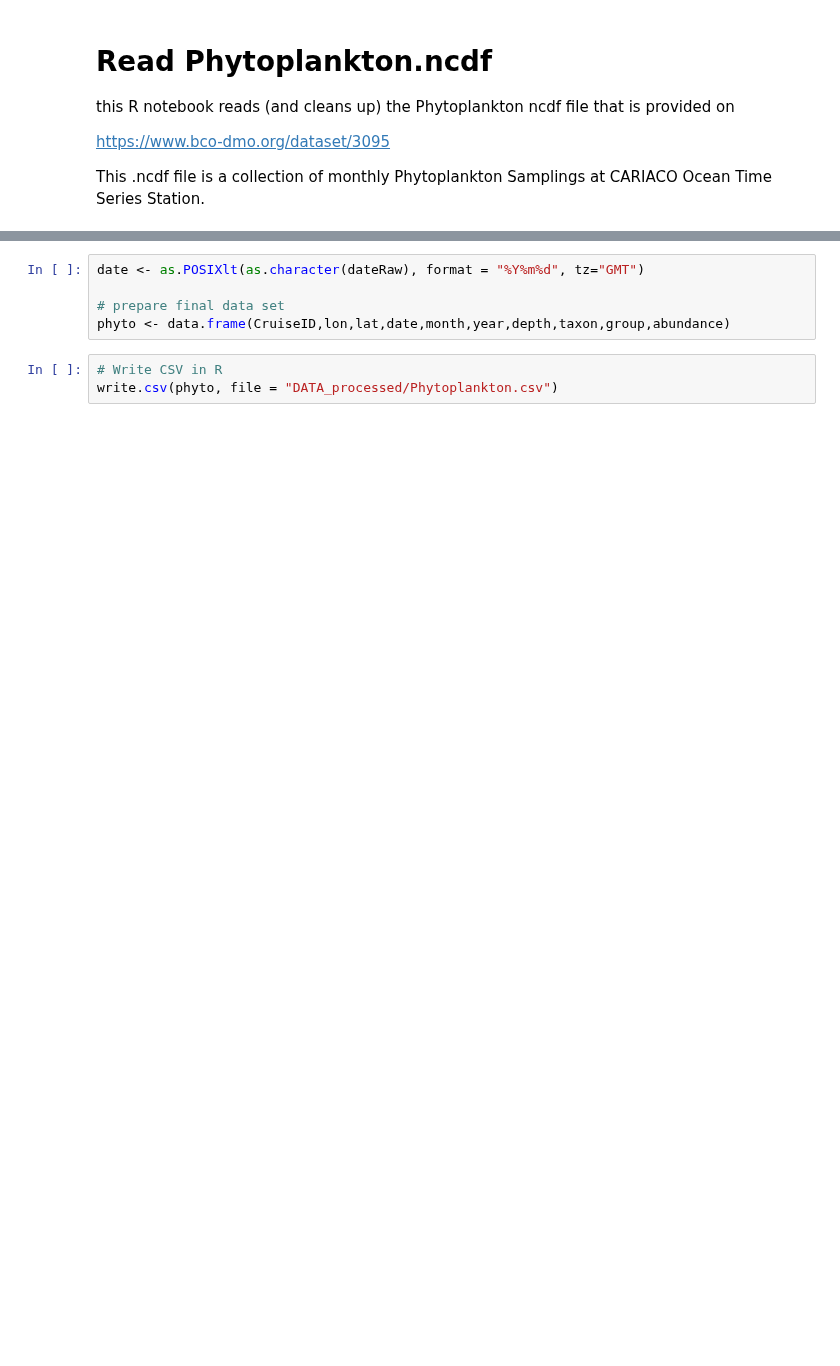
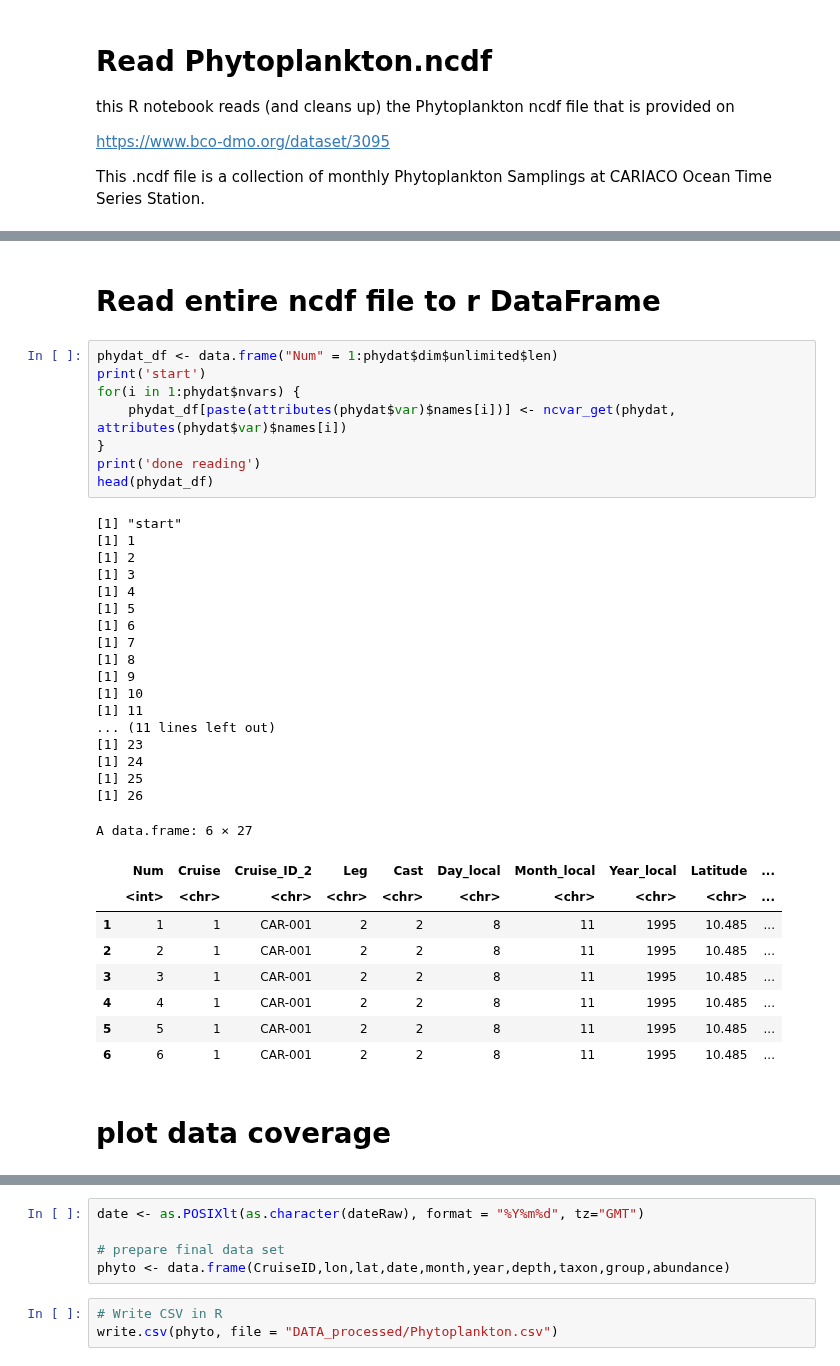
Before and after one commit to ben1post/BennyPhD, a Jupyter notebook: CaRiaco/SCRIPPS/PrelimDataExploration/Read_NEW_BCOPhytoplankton.R.ipynb, the cells around one changed output, grey strips where cells are left out. Drawn from its saved outputs; the diff is of its cells as text; blank space fills up the shorter version.

```diff
--- a/CaRiaco/SCRIPPS/PrelimDataExploration/Read_NEW_BCOPhytoplankton.R.ipynb
+++ b/CaRiaco/SCRIPPS/PrelimDataExploration/Read_NEW_BCOPhytoplankton.R.ipynb
@@ -52,0 +46,39 @@ File DATA_raw/Phytoplankton.netcdf (NC_FORMAT_CLASSIC):
+# %% [markdown]
+# Read entire ncdf file to r DataFrame
+# %%
+phydat_df <- data.frame("Num" = 1:phydat$dim$unlimited$len)
+print('start')
+for(i in 1:phydat$nvars) {
+    phydat_df[paste(attributes(phydat$var)$names[i])] <- ncvar_get(phydat, attributes(phydat$var)$names[i])
+}
+print('done reading')
+head(phydat_df)
+# %% [output]
+[1] "start"
+[1] 1
+[1] 2
+[1] 3
+[1] 4
+[1] 5
+[1] 6
+[1] 7
+[1] 8
+[1] 9
+[1] 10
+[1] 11
+... (11 lines left out)
+[1] 23
+[1] 24
+[1] 25
+[1] 26
+A data.frame: 6 × 27
+|  | Num | Cruise | Cruise_ID_2 | Leg | Cast | Day_local | Month_local | Year_local | Latitude | ... |
+|  | <int> | <chr> | <chr> | <chr> | <chr> | <chr> | <chr> | <chr> | <chr> | ... |
+| 1 | 1 | 1 | CAR-001 | 2 | 2 | 8 | 11 | 1995 | 10.485 | ... |
+| 2 | 2 | 1 | CAR-001 | 2 | 2 | 8 | 11 | 1995 | 10.485 | ... |
+| 3 | 3 | 1 | CAR-001 | 2 | 2 | 8 | 11 | 1995 | 10.485 | ... |
+| 4 | 4 | 1 | CAR-001 | 2 | 2 | 8 | 11 | 1995 | 10.485 | ... |
+| 5 | 5 | 1 | CAR-001 | 2 | 2 | 8 | 11 | 1995 | 10.485 | ... |
+| 6 | 6 | 1 | CAR-001 | 2 | 2 | 8 | 11 | 1995 | 10.485 | ... |
+# %% [markdown]
+# plot data coverage
```
Also changed, not shown: parts of 6 cells of this notebook, 2 other files.
